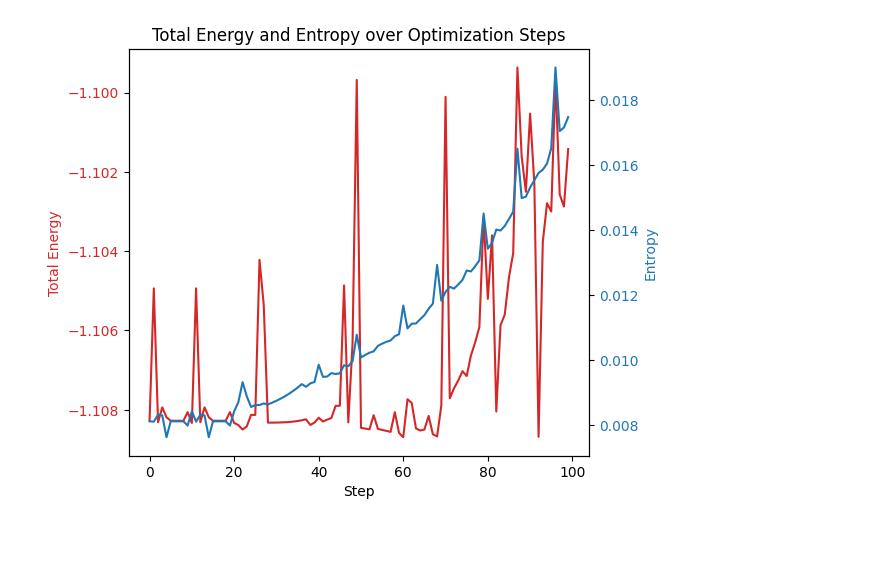
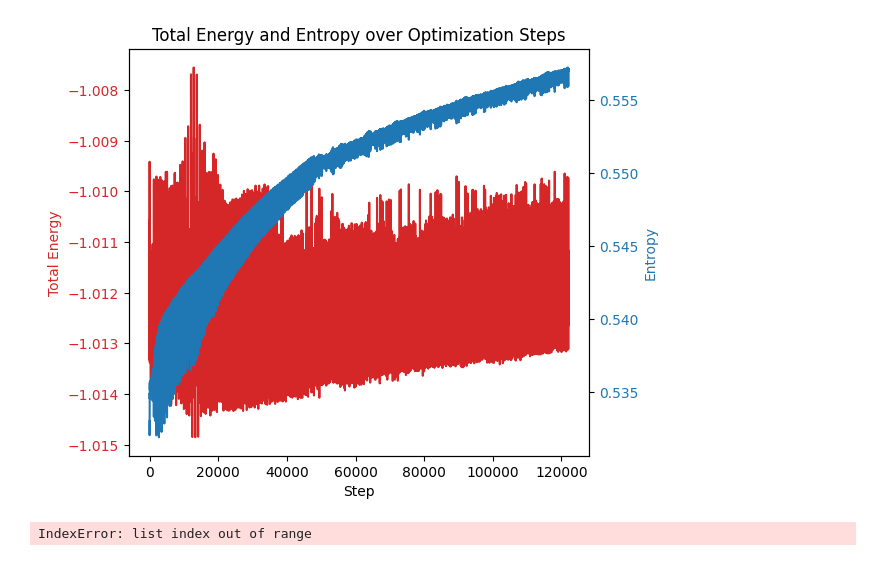
Before and after one commit to He-Wenhao/VQE_downfold, a Jupyter notebook: plot_opt.ipynb, the cells around one changed output. Drawn from its saved outputs; the diff is of its cells as text; code cells hidden in the pictures.

```diff
--- a/plot_opt.ipynb
+++ b/plot_opt.ipynb
@@ -1,9 +1,58 @@
+# %%
+import matplotlib.pyplot as plt
+import numpy as np
+
+# Open the file and read its contents into a string
+with open('opt_rounds_data.txt', 'r') as file:
+    data = file.read()
+
+l=100000000
+# Now 'data' contains the contents of 'opt_data.txt' as a string
+#print(data)
+
+# Parsing the data
+total_energies = []
+entropies = []
+
+# Splitting the data into lines and extracting numbers
+for line in data.strip().split("\n"):
+    parts = line.split()
+    if len(parts) < 2:
+        break
+    #print(parts)
+    #energy = float(parts[0].split(":")[1].strip())
+    #entropy = float(parts[1].split(":")[1].strip())
+    energy = float(parts[0])
+    entropy = float(parts[1])
+    total_energies.append(energy)
+    entropies.append(entropy)
+
+# Plotting the data
+fig, ax1 = plt.subplots()
+
+color = 'tab:red'
+ax1.set_xlabel('Step')
+ax1.set_ylabel('Total Energy', color=color)
+ax1.plot(total_energies[:l], color=color)
+ax1.tick_params(axis='y', labelcolor=color)
+
+ax2 = ax1.twinx()
+color = 'tab:blue'
+ax2.set_ylabel('Entropy', color=color)
+ax2.plot(entropies[:l], color=color)
+ax2.tick_params(axis='y', labelcolor=color)
+
+fig.tight_layout()
+plt.title('Total Energy and Entropy over Optimization Steps')
+plt.show()
+# %% [output]
+[figure, added]
 # %%
 import matplotlib.pyplot as plt
 import numpy as np
 
 # Open the file and read its contents into a string
-with open('opt_data.txt', 'r') as file:
+with open('opt_rounds_data.txt', 'r') as file:
     data = file.read()
 
 l=100
@@ -41,4 +90,4 @@ fig.tight_layout()
 plt.title('Total Energy and Entropy over Optimization Steps')
 plt.show()
 # %% [output]
-[figure, removed]
+IndexError: list index out of range
```
Also changed, not shown: parts of 1 cell of this notebook, 4 other files.
